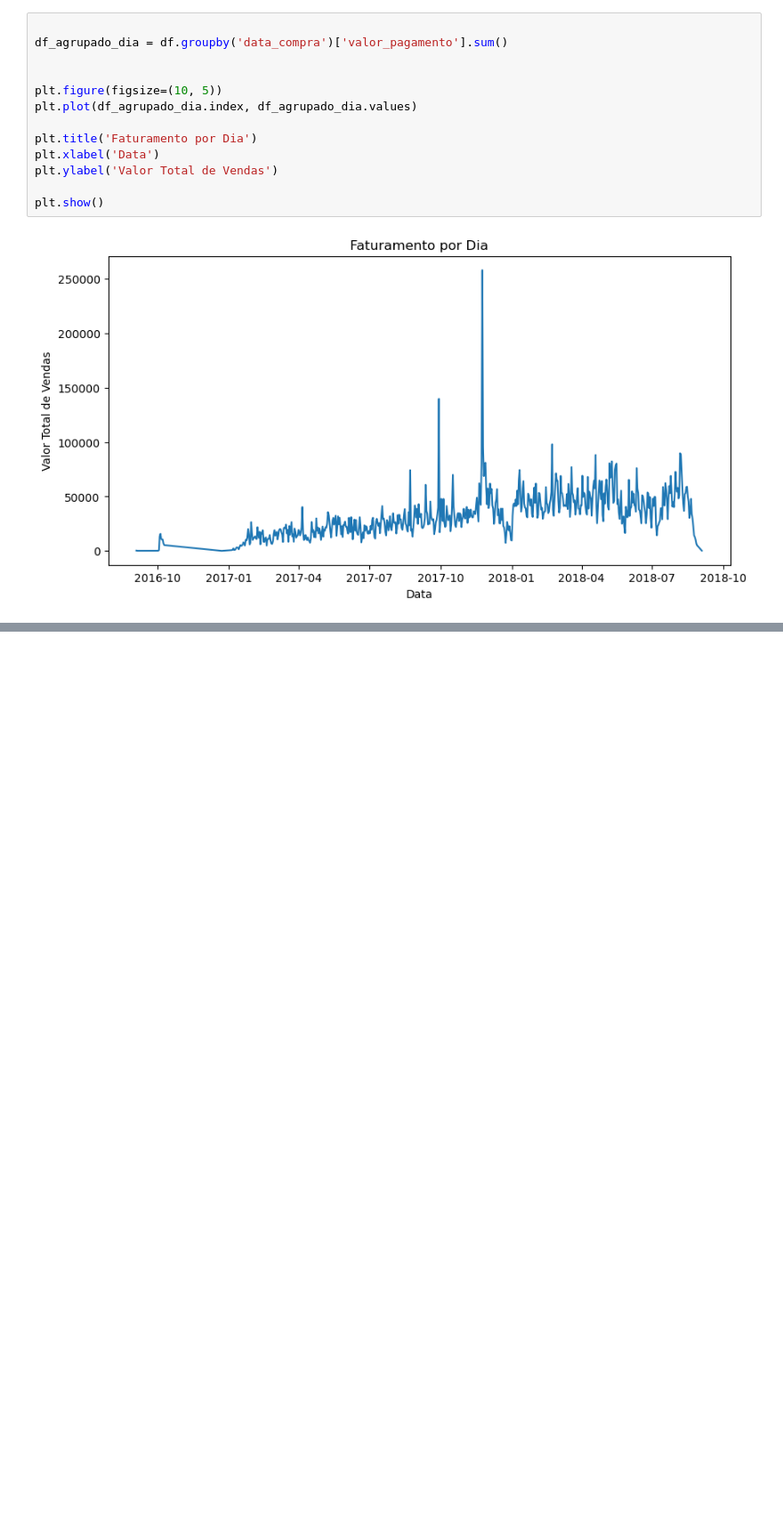
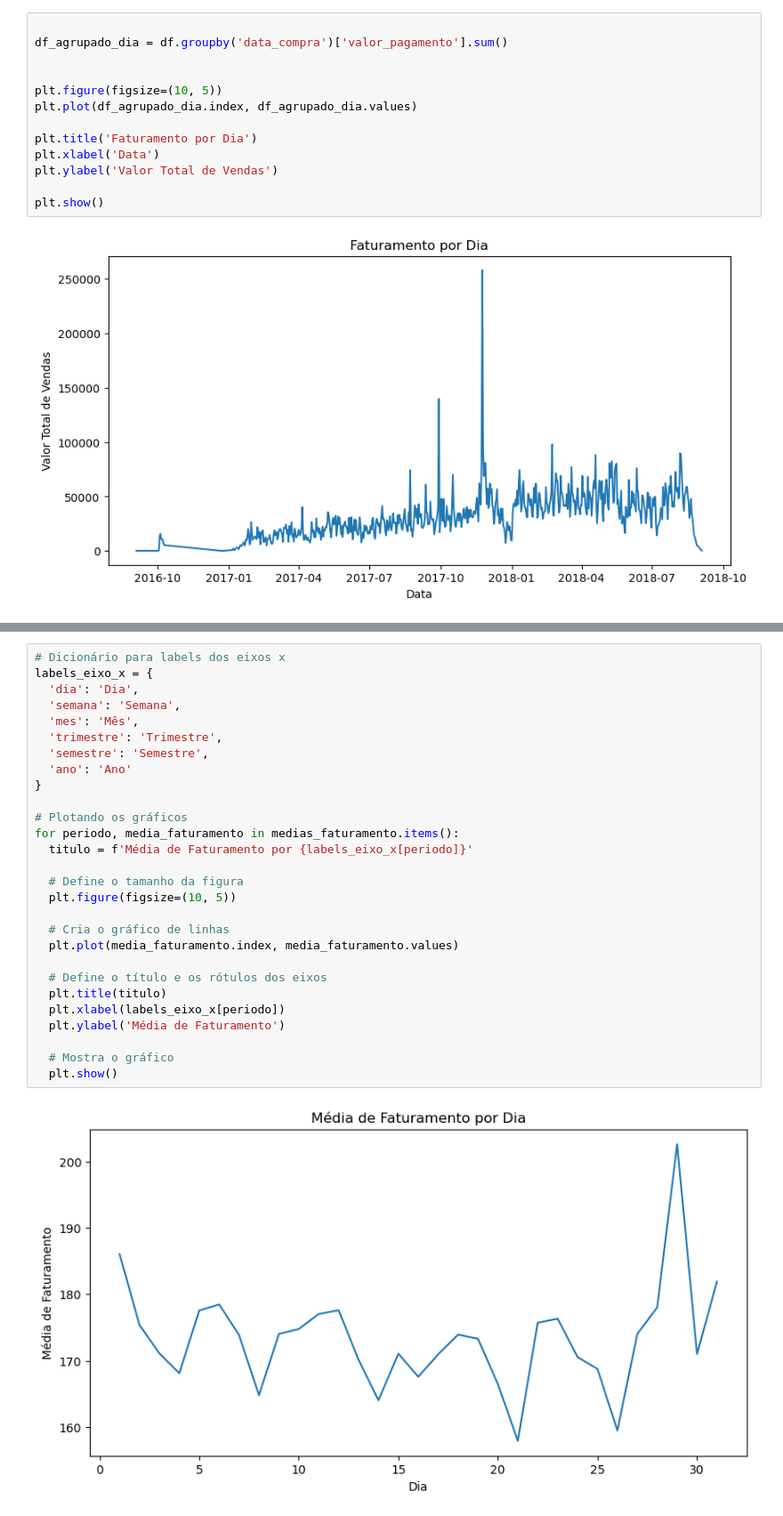
Before and after one commit to caiomiazzi/E_commerce_Olist_EDA, a Jupyter notebook: O_list_EDA.ipynb, the cells around one changed output, grey strips where cells are left out. Shown at 89% size. Saved outputs shown, nothing was run; the diff lists cells and outputs as text; blank space fills up the shorter version.

```diff
--- a/O_list_EDA.ipynb
+++ b/O_list_EDA.ipynb
@@ -936,0 +995,30 @@ KeyError: 'semana'
+# %%
+# Dicionário para labels dos eixos x
+labels_eixo_x = {
+  'dia': 'Dia',
+  'semana': 'Semana',
+  'mes': 'Mês',
+  'trimestre': 'Trimestre',
+  'semestre': 'Semestre',
+  'ano': 'Ano'
+}
+
+# Plotando os gráficos
+for periodo, media_faturamento in medias_faturamento.items():
+  titulo = f'Média de Faturamento por {labels_eixo_x[periodo]}'
+
+  # Define o tamanho da figura
+  plt.figure(figsize=(10, 5))
+
+  # Cria o gráfico de linhas
+  plt.plot(media_faturamento.index, media_faturamento.values)
+
+  # Define o título e os rótulos dos eixos
+  plt.title(titulo)
+  plt.xlabel(labels_eixo_x[periodo])
+  plt.ylabel('Média de Faturamento')
+
+  # Mostra o gráfico
+  plt.show()
+# %% [output]
+[figure, added]
```
Also changed, not shown: parts of 22 cells of this notebook.
